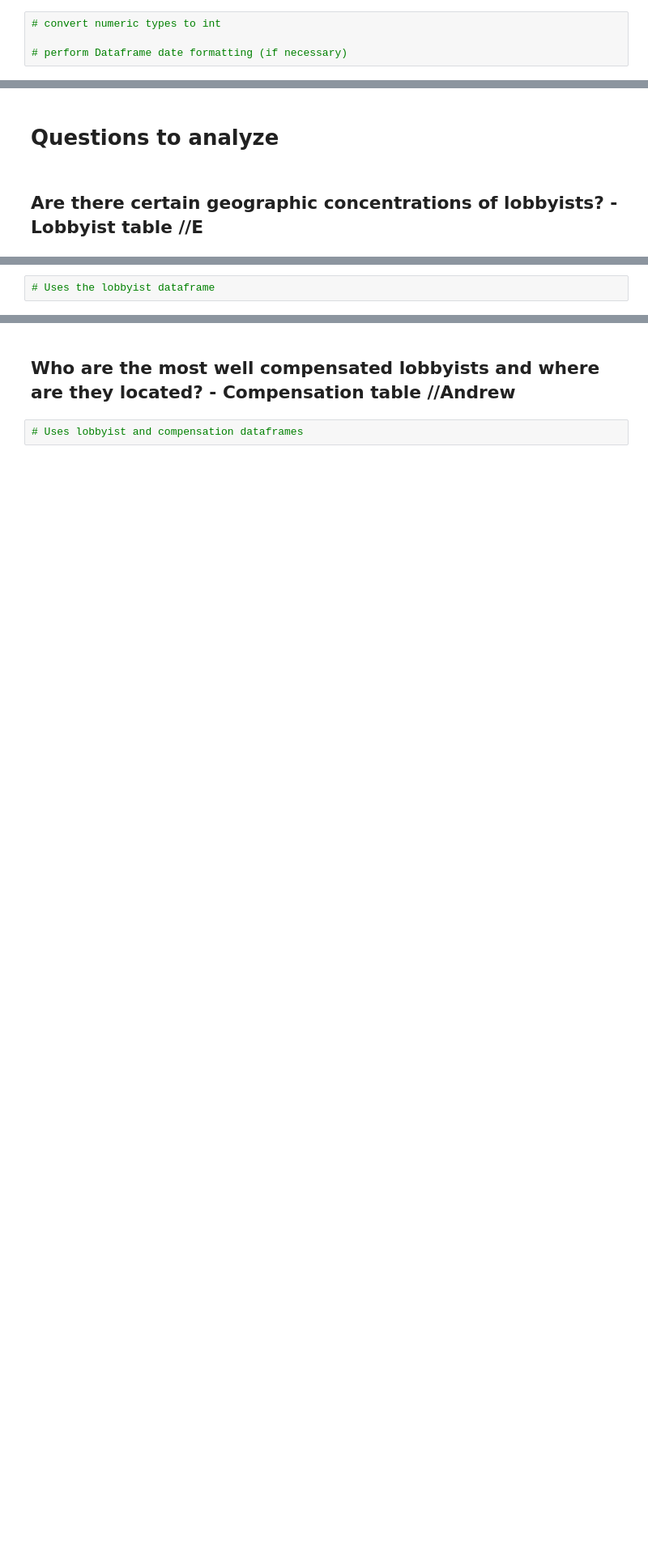
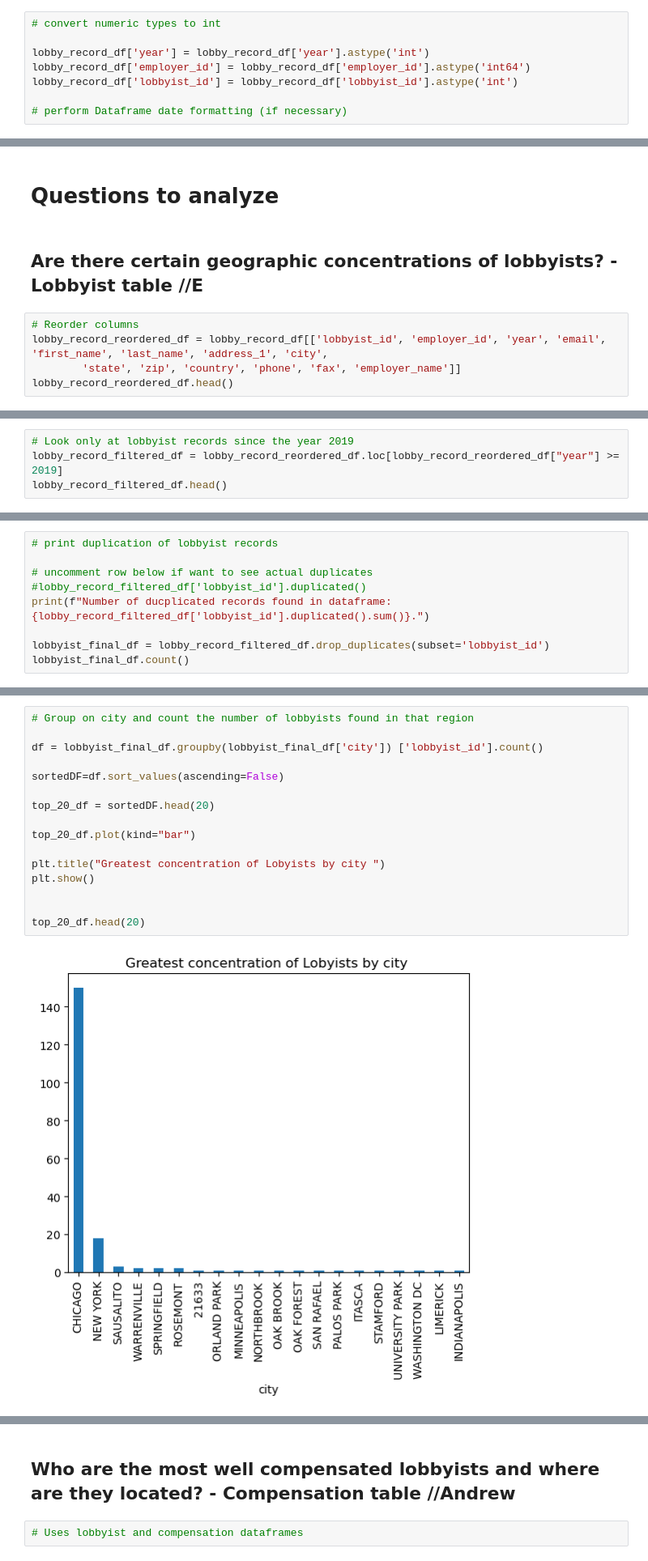
Before and after one commit to eabouche/group-project-3-lobbyist-analysis, a Jupyter notebook: Lobbyist_ETL_and_Analysis.ipynb, the cells around one changed output, grey strips where cells are left out. Shown at 81% size. Drawn from its saved outputs; the diff is of its cells as text; blank space fills up the shorter version.

Commit message:
adding firs question logic and result chart

```diff
--- a/Lobbyist_ETL_and_Analysis.ipynb
+++ b/Lobbyist_ETL_and_Analysis.ipynb
@@ -397,4 +399,8 @@ memory usage: 625.1+ KB
 # %%
 # convert numeric types to int
 
+lobby_record_df['year'] = lobby_record_df['year'].astype('int')
+lobby_record_df['employer_id'] = lobby_record_df['employer_id'].astype('int64')
+lobby_record_df['lobbyist_id'] = lobby_record_df['lobbyist_id'].astype('int')
+
 # perform Dataframe date formatting (if necessary)
@@ -709,3 +762,8 @@ conn.close()
 # Questions to analyze
 # %% [markdown]
 ## Are there certain geographic concentrations of lobbyists? - Lobbyist table //E
+# %%
+# Reorder columns
+lobby_record_reordered_df = lobby_record_df[['lobbyist_id', 'employer_id', 'year', 'email', 'first_name', 'last_name', 'address_1', 'city',
+        'state', 'zip', 'country', 'phone', 'fax', 'employer_name']]
+lobby_record_reordered_df.head()
@@ -711,0 +796,4 @@ conn.close()
+# %%
+# Look only at lobbyist records since the year 2019
+lobby_record_filtered_df = lobby_record_reordered_df.loc[lobby_record_reordered_df["year"] >= 2019]
+lobby_record_filtered_df.head()
@@ -712,2 +825,9 @@ conn.close()
 # %%
-# Uses the lobbyist dataframe
+# print duplication of lobbyist records
+
+# uncomment row below if want to see actual duplicates
+#lobby_record_filtered_df['lobbyist_id'].duplicated()
+print(f"Number of ducplicated records found in dataframe: {lobby_record_filtered_df['lobbyist_id'].duplicated().sum()}.")
+
+lobbyist_final_df = lobby_record_filtered_df.drop_duplicates(subset='lobbyist_id')
+lobbyist_final_df.count()
@@ -713,0 +860,18 @@ conn.close()
+# %%
+# Group on city and count the number of lobbyists found in that region
+
+df = lobbyist_final_df.groupby(lobbyist_final_df['city']) ['lobbyist_id'].count()
+
+sortedDF=df.sort_values(ascending=False)
+
+top_20_df = sortedDF.head(20)
+
+top_20_df.plot(kind="bar")
+
+plt.title("Greatest concentration of Lobyists by city ")
+plt.show()
+
+
+top_20_df.head(20)
+# %% [output]
+[figure, added]
```
Also changed, not shown: parts of 15 cells of this notebook.
